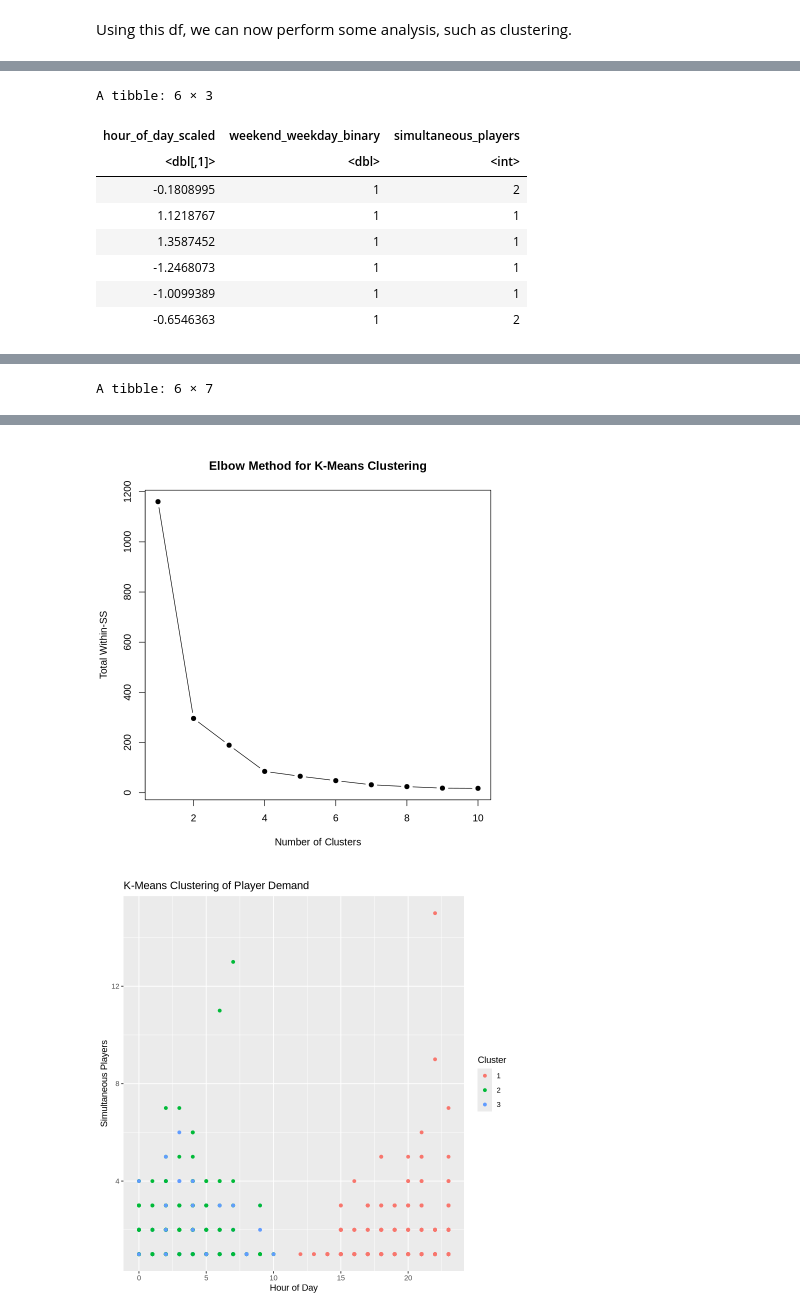
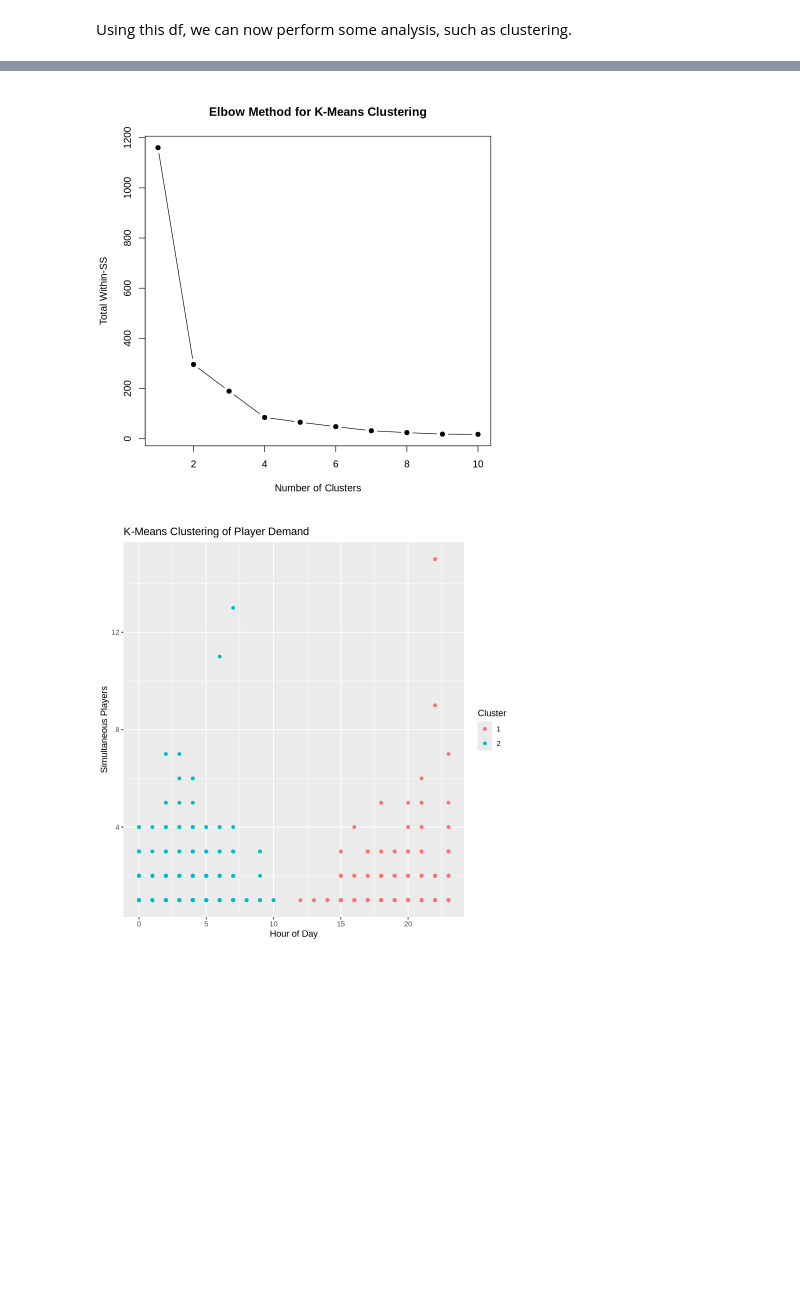
Before and after one commit to JameJ0/DSCI-Final-Group-13, a Jupyter notebook: report/final_project.ipynb, the cells around one changed output, grey strips where cells are left out. Saved outputs shown, nothing was run; the diff lists cells and outputs as text; code cells hidden in the pictures; blank space fills up the shorter version.

```diff
--- a/report/final_project.ipynb
+++ b/report/final_project.ipynb
@@ -300,29 +300,7 @@ A data.frame: 6 × 8
 # %% [markdown]
 Using this df, we can now perform some analysis, such as clustering.
 # %%
-# Load required libraries
-library(tidyverse)
 
-# Download and read the datasets from the given URLs
-players_url <- "https://drive.google.com/uc?export=download&id=1Mw9vW0hjTJwRWx0bDXiSpYsO3gKogaPz"
-sessions_url <- "https://drive.google.com/uc?export=download&id=14O91N5OlVkvdGxXNJUj5jIsV5RexhzbB"
-
-download.file(players_url, destfile = "players.csv", mode = "wb")
-download.file(sessions_url, destfile = "sessions.csv", mode = "wb")
-
-players <- read_csv("players.csv")
-sessions <- read_csv("sessions.csv")
-
-# View the first few rows of the datasets
-head(players)
-head(sessions)
-
-# Ensure start_time and end_time are in proper date format
-merged_data <- sessions %>%
-  mutate(
-    start_datetime = as.POSIXct(start_time, format = "%d/%m/%Y %H:%M"),
-    end_datetime = as.POSIXct(end_time, format = "%d/%m/%Y %H:%M")
-  )
 
 # Extract relevant features from start_datetime
 time_windows <- merged_data %>%
@@ -386,7 +364,7 @@ for (k in 1:10) {
 plot(1:10, wss, type = "b", pch = 19, xlab = "Number of Clusters", ylab = "Total Within-SS", main = "Elbow Method for K-Means Clustering")
 
 # Fit the K-means model with the optimal number of clusters (let's assume k=3)
-kmeans_model <- kmeans(clustering_data[, c("hour_of_day_scaled", "weekend_weekday_binary")], centers = 3, nstart = 25)
+kmeans_model <- kmeans(clustering_data[, c("hour_of_day_scaled", "weekend_weekday_binary")], centers = 2, nstart = 25)
 
 # Add the cluster assignments to the data
 time_windows_agg$cluster <- kmeans_model$cluster
@@ -451,9 +412,0 @@ A tibble: 6 × 4
-A tibble: 6 × 3
-| hour_of_day_scaled | weekend_weekday_binary | simultaneous_players |
-| <dbl[,1]> | <dbl> | <int> |
-| -0.1808995 | 1 | 2 |
-| 1.1218767 | 1 | 1 |
-| 1.3587452 | 1 | 1 |
-| -1.2468073 | 1 | 1 |
-| -1.0099389 | 1 | 1 |
-| -0.6546363 | 1 | 2 |
@@ -461 +412,0 @@ A tibble: 6 × 3
-A tibble: 6 × 7
@@ -470,4 +413,4 @@ A tibble: 6 × 7
 [figure]
-[figure, old version]
+[figure, new version]
 # %% [markdown]
 ## Discussions
```
Also changed, not shown: parts of 4 cells of this notebook.
